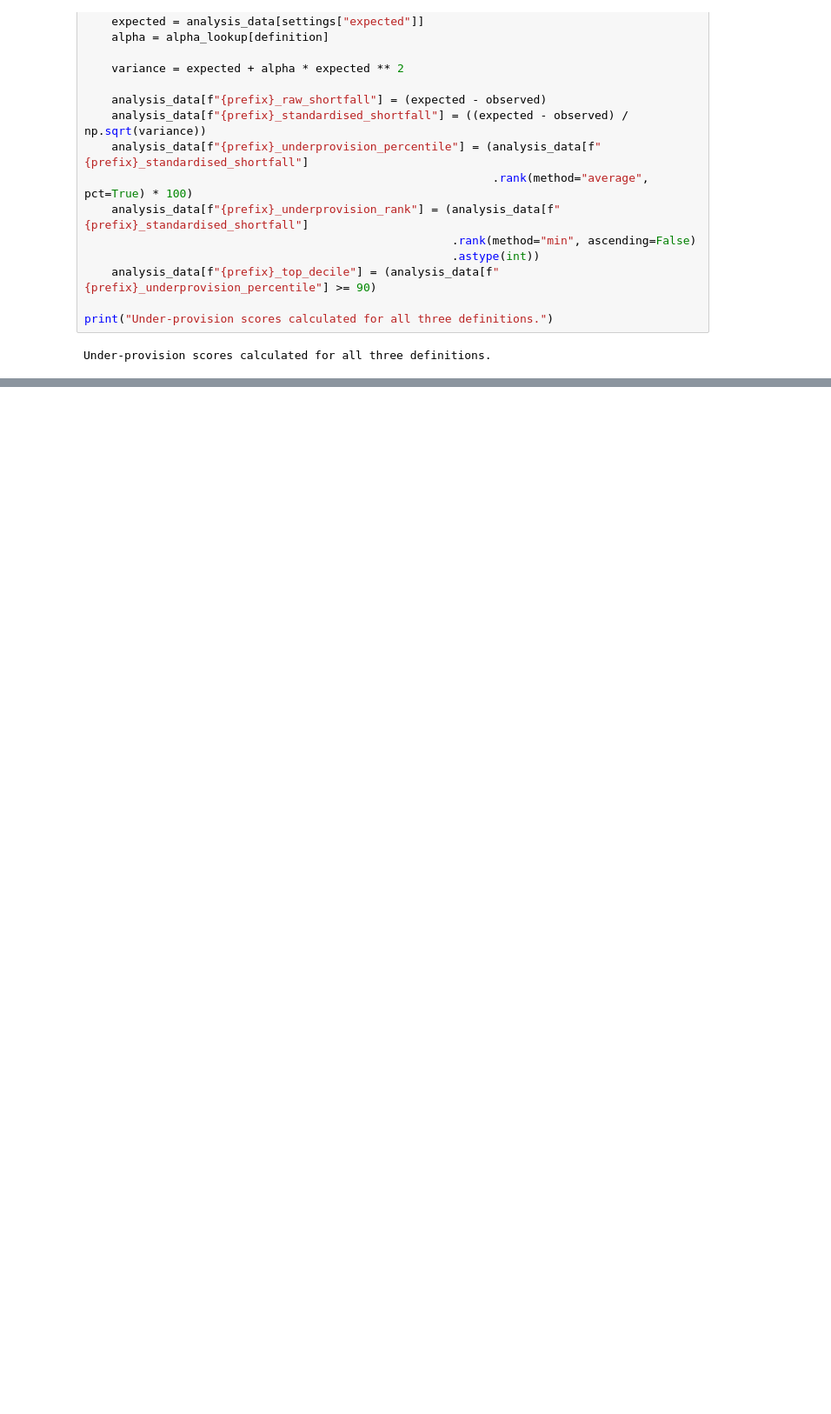
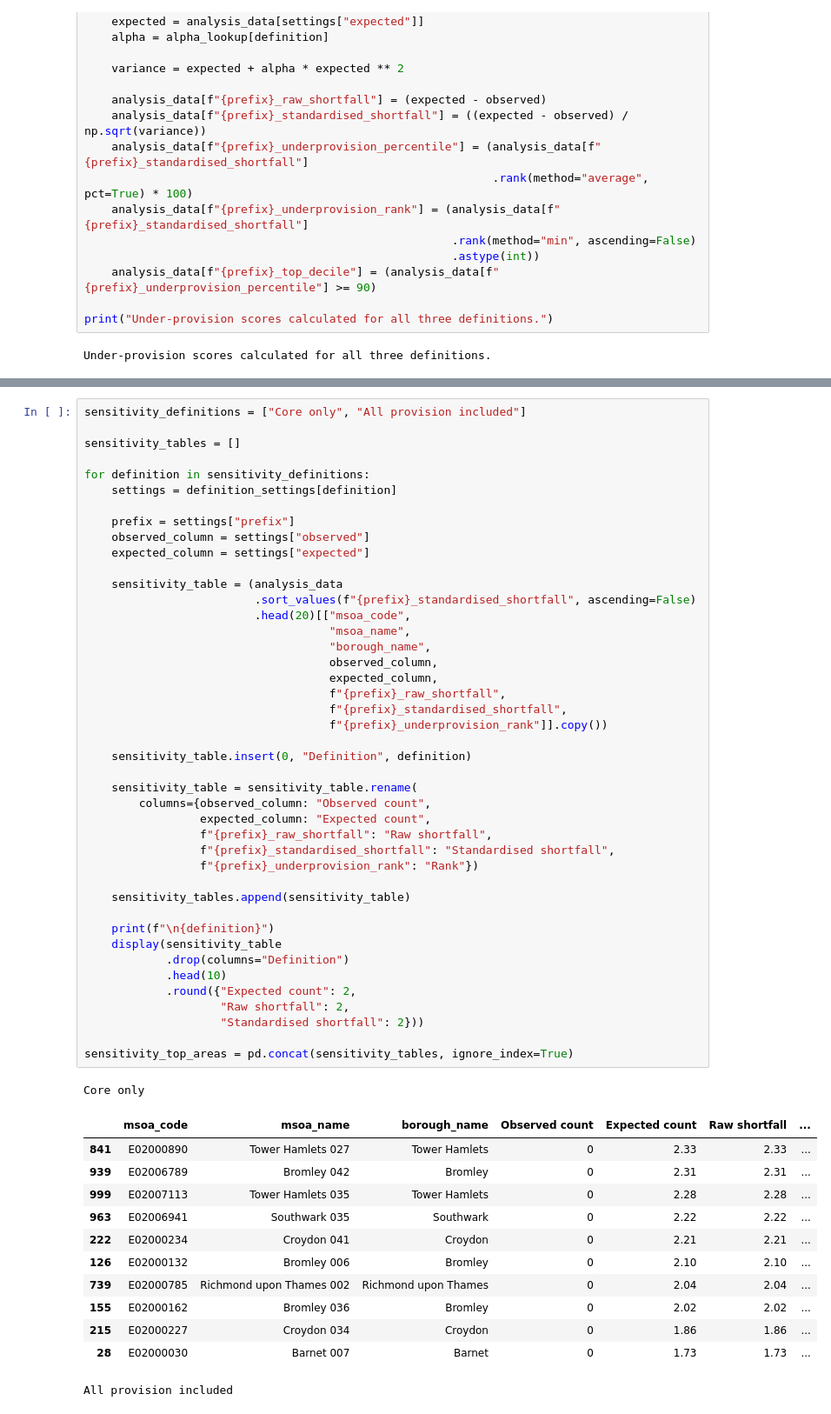
Before and after one commit to rhhythhm/london-bakery-provision, a Jupyter notebook: notebooks/18_msoa_bakery_underprovision.ipynb, the cells around one changed output, grey strips where cells are left out. Shown at 87% size. Cells and saved outputs as stored; diff of their text form; blank space fills up the shorter version.

```diff
--- a/notebooks/18_msoa_bakery_underprovision.ipynb
+++ b/notebooks/18_msoa_bakery_underprovision.ipynb
@@ -265,0 +240,57 @@ All provision included
+# %%
+sensitivity_definitions = ["Core only", "All provision included"]
+
+sensitivity_tables = []
+
+for definition in sensitivity_definitions:
+    settings = definition_settings[definition]
+
+    prefix = settings["prefix"]
+    observed_column = settings["observed"]
+    expected_column = settings["expected"]
+
+    sensitivity_table = (analysis_data
+                         .sort_values(f"{prefix}_standardised_shortfall", ascending=False)
+                         .head(20)[["msoa_code",
+                                    "msoa_name",
+                                    "borough_name",
+                                    observed_column,
+                                    expected_column,
+                                    f"{prefix}_raw_shortfall",
+                                    f"{prefix}_standardised_shortfall",
+                                    f"{prefix}_underprovision_rank"]].copy())
+
+    sensitivity_table.insert(0, "Definition", definition)
+
+    sensitivity_table = sensitivity_table.rename(
+        columns={observed_column: "Observed count",
+                 expected_column: "Expected count",
+                 f"{prefix}_raw_shortfall": "Raw shortfall",
+                 f"{prefix}_standardised_shortfall": "Standardised shortfall",
+                 f"{prefix}_underprovision_rank": "Rank"})
+
+    sensitivity_tables.append(sensitivity_table)
+
+    print(f"\n{definition}")
+    display(sensitivity_table
+            .drop(columns="Definition")
+            .head(10)
+            .round({"Expected count": 2,
+                    "Raw shortfall": 2,
+                    "Standardised shortfall": 2}))
+
+sensitivity_top_areas = pd.concat(sensitivity_tables, ignore_index=True)
+# %% [output]
+Core only
+|  | msoa_code | msoa_name | borough_name | Observed count | Expected count | Raw shortfall | ... |
+| 841 | E02000890 | Tower Hamlets 027 | Tower Hamlets | 0 | 2.33 | 2.33 | ... |
+| 939 | E02006789 | Bromley 042 | Bromley | 0 | 2.31 | 2.31 | ... |
+| 999 | E02007113 | Tower Hamlets 035 | Tower Hamlets | 0 | 2.28 | 2.28 | ... |
+| 963 | E02006941 | Southwark 035 | Southwark | 0 | 2.22 | 2.22 | ... |
+| 222 | E02000234 | Croydon 041 | Croydon | 0 | 2.21 | 2.21 | ... |
+| 126 | E02000132 | Bromley 006 | Bromley | 0 | 2.10 | 2.10 | ... |
+| 739 | E02000785 | Richmond upon Thames 002 | Richmond upon Thames | 0 | 2.04 | 2.04 | ... |
+| 155 | E02000162 | Bromley 036 | Bromley | 0 | 2.02 | 2.02 | ... |
+| 215 | E02000227 | Croydon 034 | Croydon | 0 | 1.86 | 1.86 | ... |
+| 28 | E02000030 | Barnet 007 | Barnet | 0 | 1.73 | 1.73 | ... |
+All provision included
```
Also changed, not shown: parts of 14 cells of this notebook, 14 other files.
